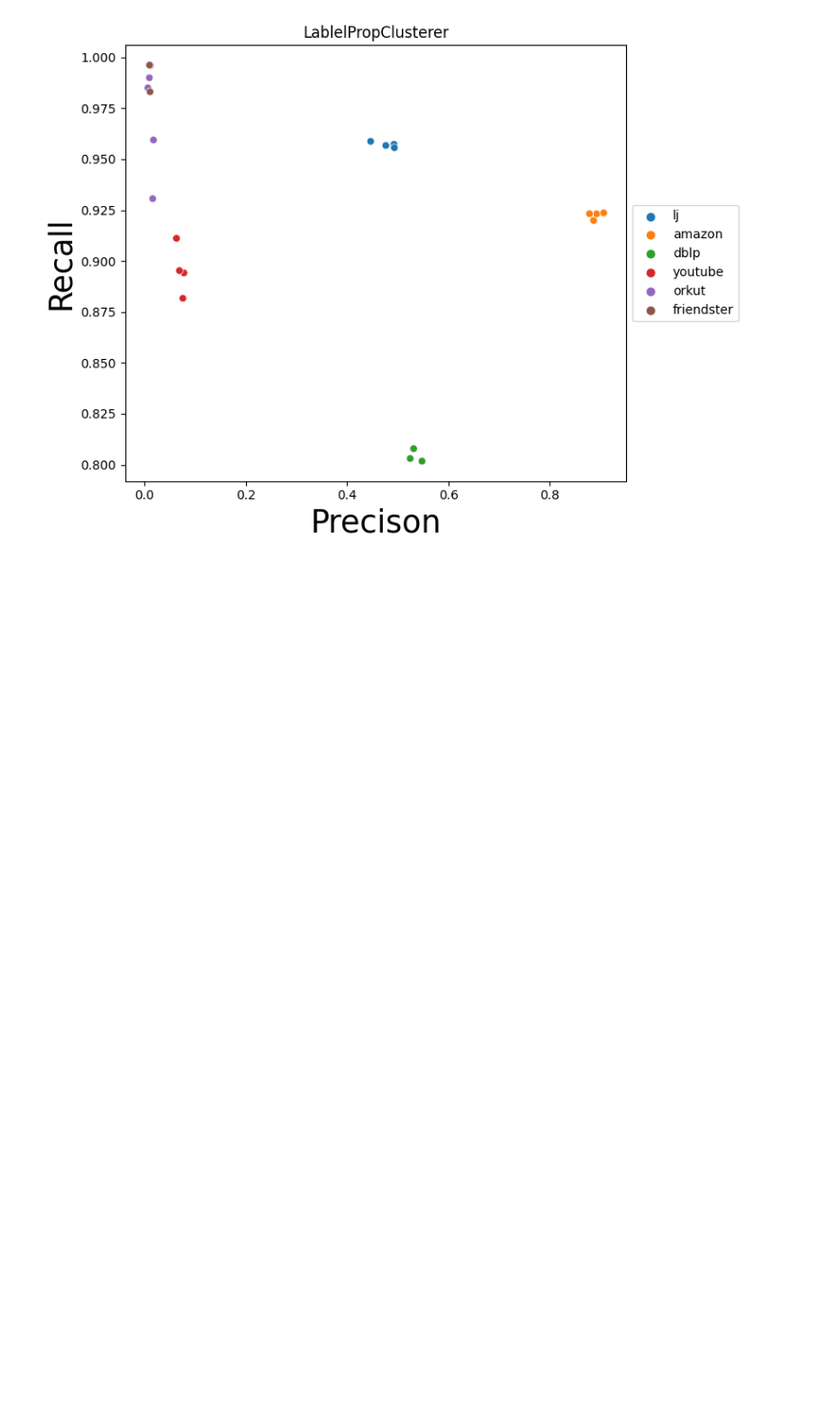
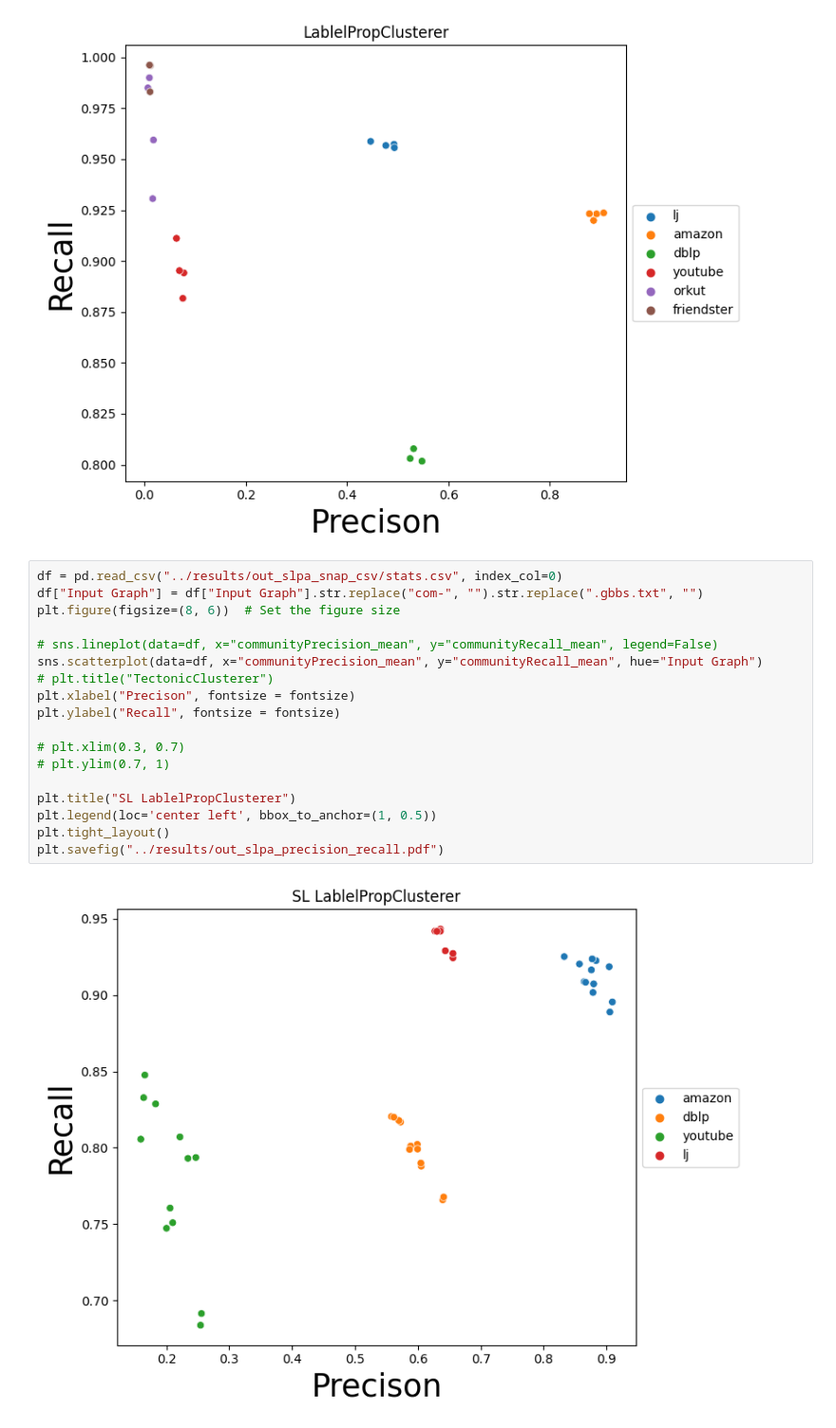
Before and after one commit to ParAlg/ParClusterers, a Jupyter notebook: plotting/plot_lp.ipynb, the cells around one changed output. Shown: that part at 95% size. Drawn from its saved outputs; the diff is of its cells as text; blank space fills up the shorter version.

```diff
--- a/plotting/plot_lp.ipynb
+++ b/plotting/plot_lp.ipynb
@@ -121,3 +49,23 @@ plt.tight_layout()
 plt.savefig("../results/out_lp_precision_recall.pdf")
 # %% [output]
 [figure]
+# %%
+df = pd.read_csv("../results/out_slpa_snap_csv/stats.csv", index_col=0)
+df["Input Graph"] = df["Input Graph"].str.replace("com-", "").str.replace(".gbbs.txt", "")
+plt.figure(figsize=(8, 6))  # Set the figure size
+
+# sns.lineplot(data=df, x="communityPrecision_mean", y="communityRecall_mean", legend=False)
+sns.scatterplot(data=df, x="communityPrecision_mean", y="communityRecall_mean", hue="Input Graph")
+# plt.title("TectonicClusterer")
+plt.xlabel("Precison", fontsize = fontsize)
+plt.ylabel("Recall", fontsize = fontsize)
+
+# plt.xlim(0.3, 0.7)
+# plt.ylim(0.7, 1)
+
+plt.title("SL LablelPropClusterer")
+plt.legend(loc='center left', bbox_to_anchor=(1, 0.5))
+plt.tight_layout()
+plt.savefig("../results/out_slpa_precision_recall.pdf")
+# %% [output]
+[figure, added]
```
Also changed, not shown: parts of 8 cells of this notebook, 4 other files.
